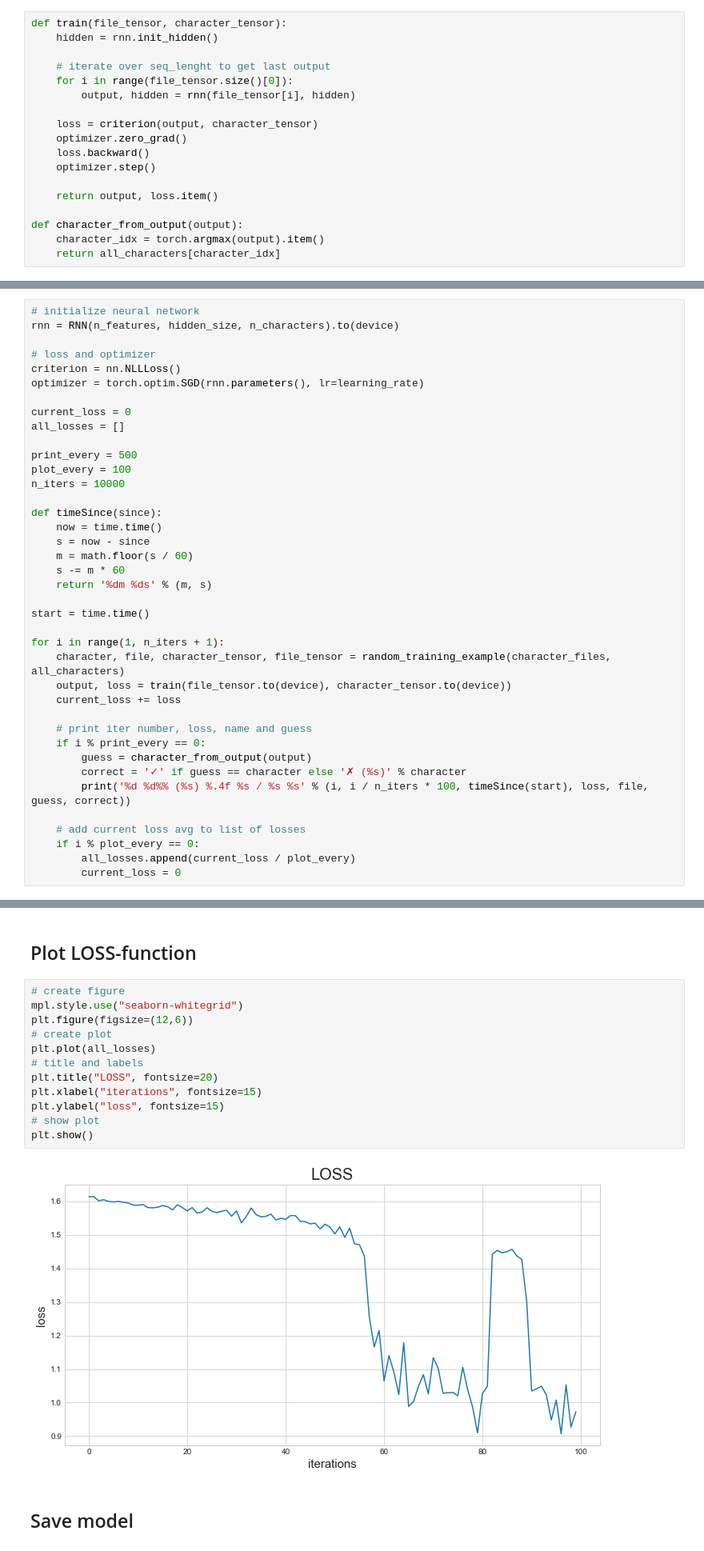
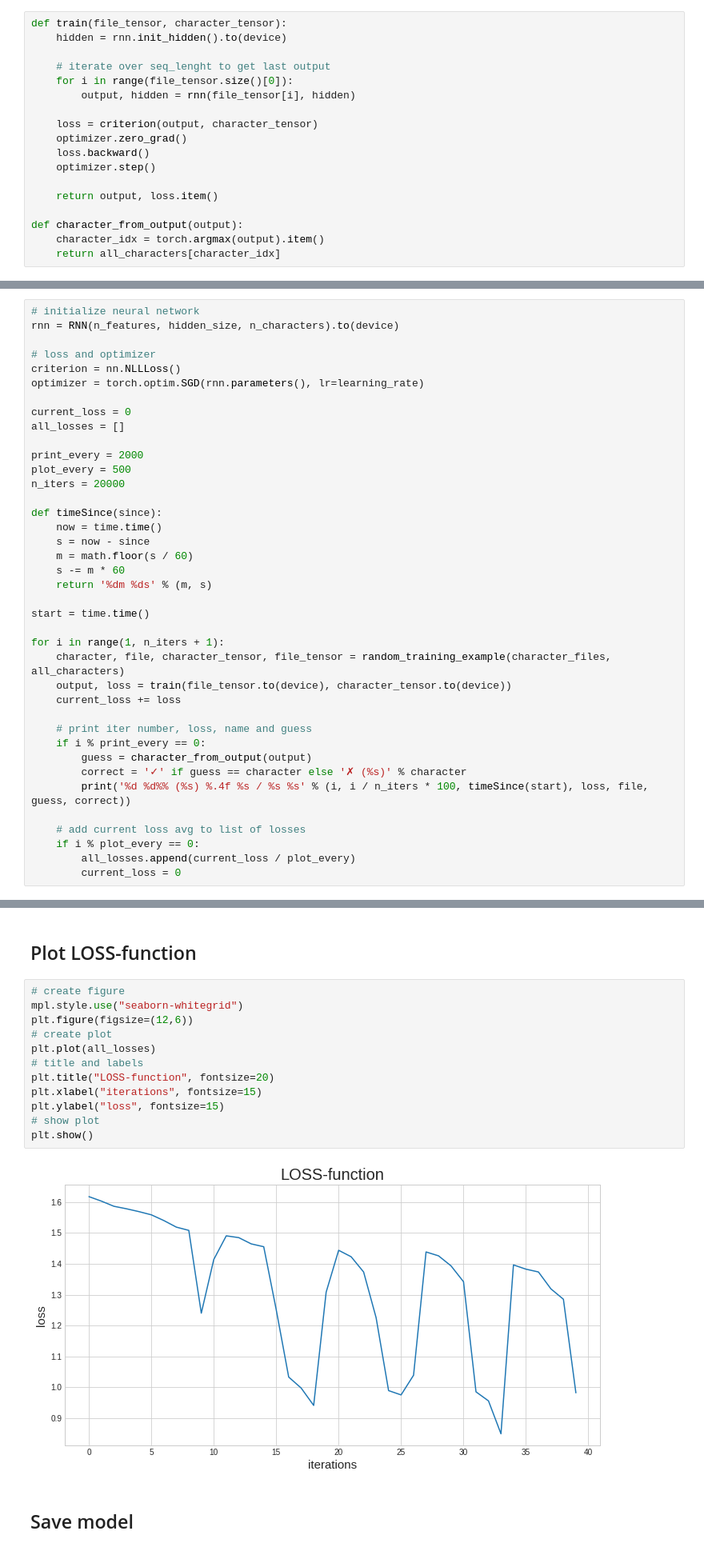
Before and after one commit to erikhelmut/japanese-character-classification, a Jupyter notebook: main.ipynb, the cells around one changed output, grey strips where cells are left out. Shown: that part at 80% size. Drawn from its saved outputs; the diff is of its cells as text.

```diff
--- a/main.ipynb
+++ b/main.ipynb
@@ -191,7 +204,7 @@ class RNN(nn.Module):
 ## Define helper functions for neural network's training
 # %%
 def train(file_tensor, character_tensor):
-    hidden = rnn.init_hidden()
+    hidden = rnn.init_hidden().to(device)
 
     # iterate over seq_lenght to get last output
     for i in range(file_tensor.size()[0]):
@@ -231,9 +244,9 @@ optimizer = torch.optim.SGD(rnn.parameters(), lr=learning_rate)
 current_loss = 0
 all_losses = []
 
-print_every = 500
-plot_every = 100
-n_iters = 10000
+print_every = 2000
+plot_every = 500
+n_iters = 20000
 
 def timeSince(since):
     now = time.time()
@@ -285,17 +288,17 @@ for i in range(1, n_iters + 1):
 # %%
 # create figure
 mpl.style.use("seaborn-whitegrid")
 plt.figure(figsize=(12,6))
 # create plot
 plt.plot(all_losses)
 # title and labels
-plt.title("LOSS", fontsize=20)
+plt.title("LOSS-function", fontsize=20)
 plt.xlabel("iterations", fontsize=15)
 plt.ylabel("loss", fontsize=15)
 # show plot
 plt.show()
 # %% [output]
-[figure, old version]
+[figure, new version]
 # %% [markdown]
 ## Save model
 # %%
```
Also changed, not shown: parts of 10 cells of this notebook, 1 other file.
